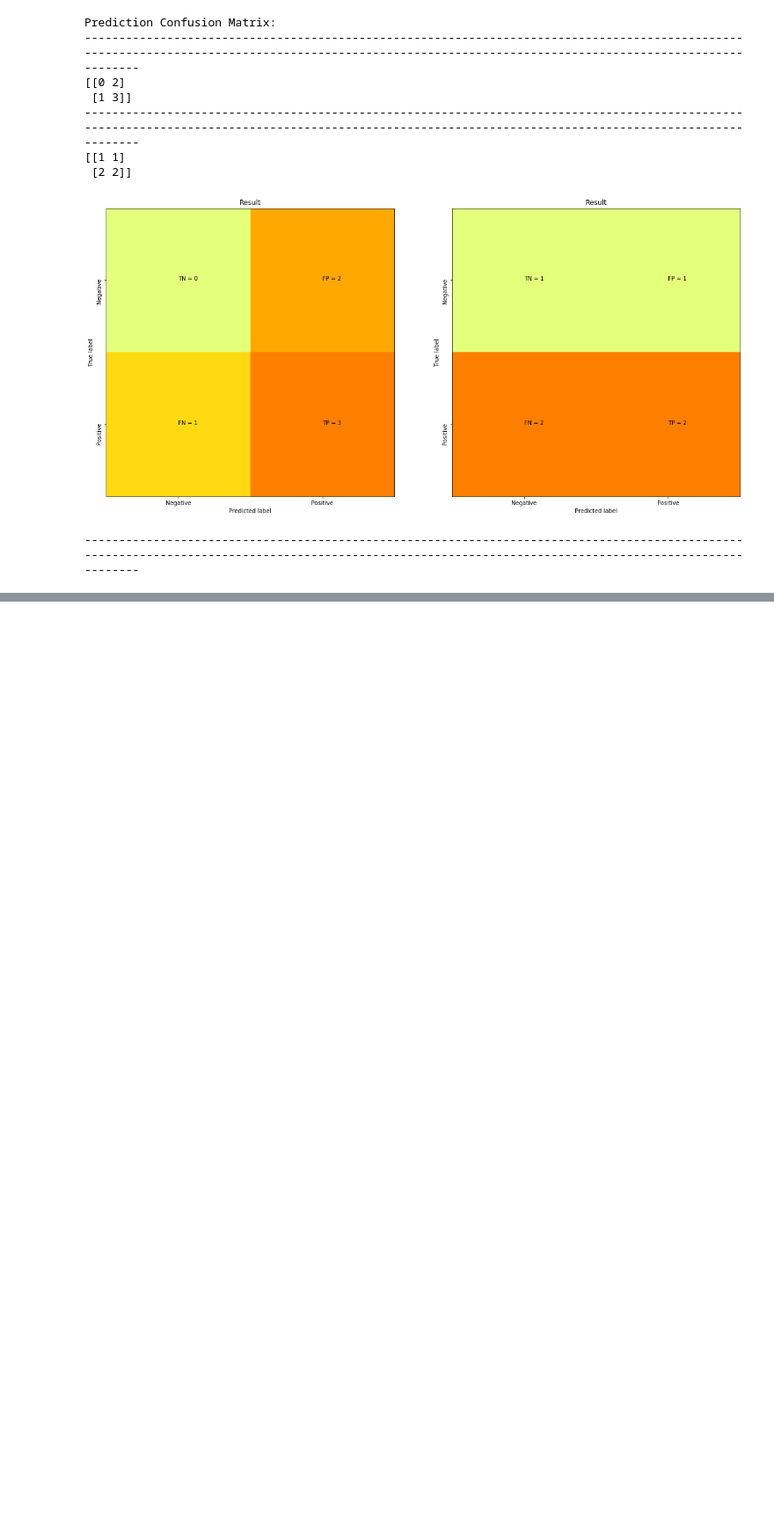
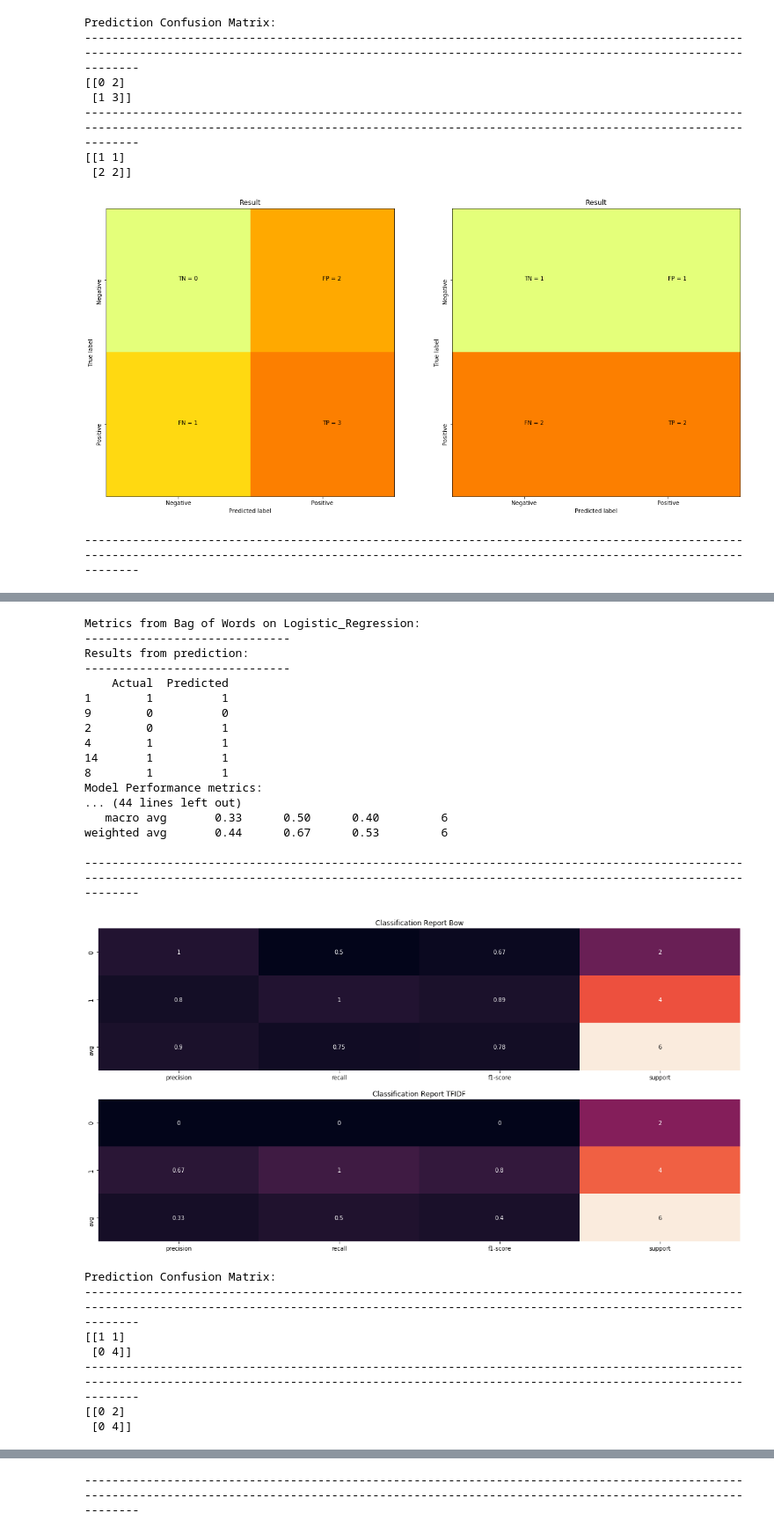
Before and after one commit to dimitri12/masterthesis, a Jupyter notebook: exjobb_final.ipynb, the cells around one changed output, grey strips where cells are left out. Shown at 88% size. Cells and saved outputs as stored; diff of their text form; code cells hidden in the pictures; blank space fills up the shorter version.

```diff
--- a/exjobb_final.ipynb
+++ b/exjobb_final.ipynb
@@ -1937,0 +2034,30 @@ Prediction Confusion Matrix:
+# %%
+method = None
+result = predictor(data_array,method,multiclass)
+generate_metrics(result,method)
+# %% [output]
+Metrics from Bag of Words on Logistic_Regression:
+------------------------------
+Results from prediction:
+------------------------------
+    Actual  Predicted
+1        1          1
+9        0          0
+2        0          1
+4        1          1
+14       1          1
+8        1          1
+Model Performance metrics:
+... (44 lines left out)
+   macro avg       0.33      0.50      0.40         6
+weighted avg       0.44      0.67      0.53         6
+
+--------------------------------------------------------------------------------------------------------------------------------------------------------------------------------------------------------
+[figure, added]
+Prediction Confusion Matrix:
+--------------------------------------------------------------------------------------------------------------------------------------------------------------------------------------------------------
+[[1 1]
+ [0 4]]
+--------------------------------------------------------------------------------------------------------------------------------------------------------------------------------------------------------
+[[0 2]
+ [0 4]]
@@ -1937,0 +2065 @@ Prediction Confusion Matrix:
+--------------------------------------------------------------------------------------------------------------------------------------------------------------------------------------------------------
```
Also changed, not shown: parts of 8 cells of this notebook.
